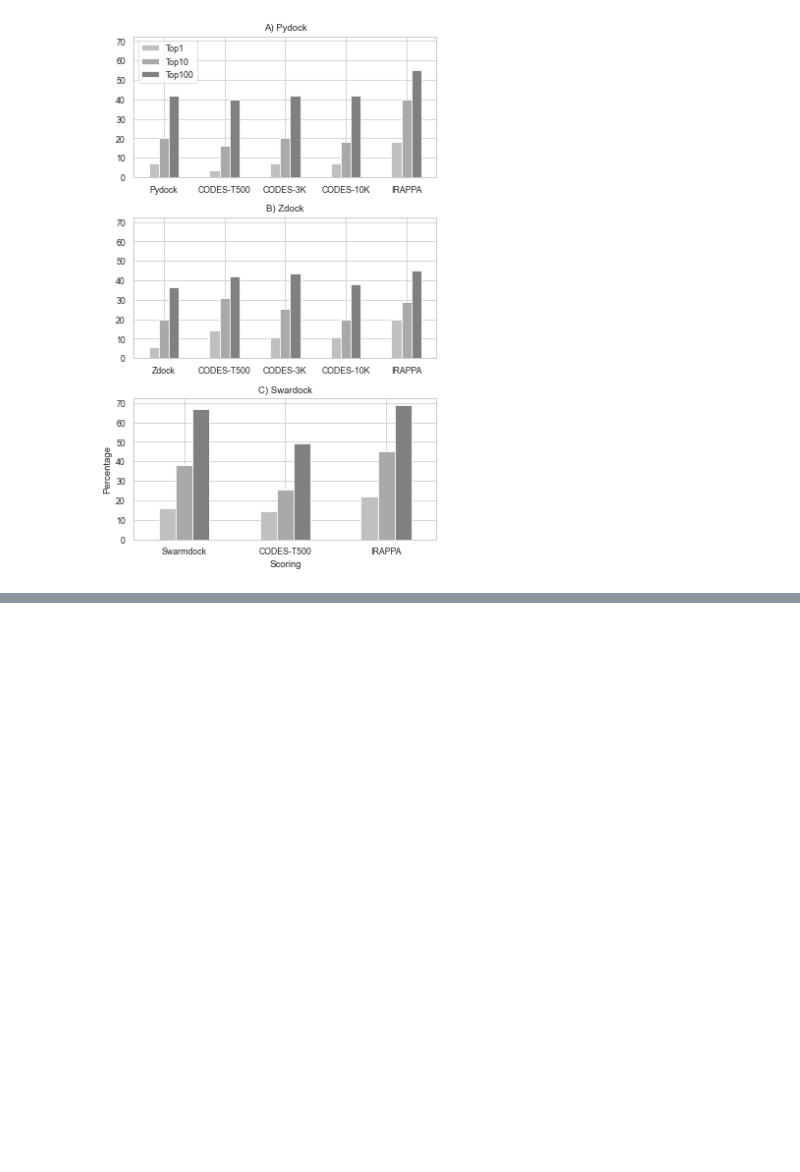
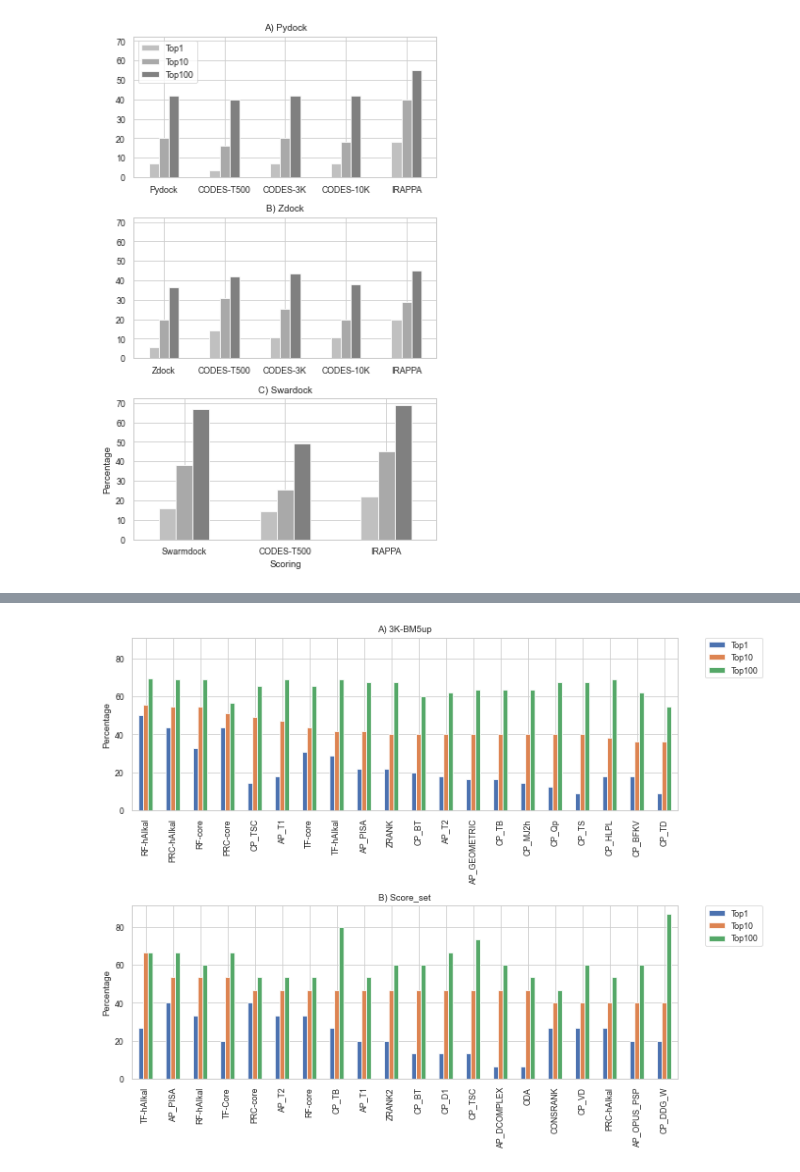
Before and after one commit to D-Barradas/DataViz, a Jupyter notebook: cube_viz/Barplot_setup_for_pubs.ipynb, the cells around one changed output, grey strips where cells are left out. Cells and saved outputs as stored; diff of their text form; code cells hidden in the pictures; blank space fills up the shorter version.

```diff
--- a/cube_viz/Barplot_setup_for_pubs.ipynb
+++ b/cube_viz/Barplot_setup_for_pubs.ipynb
@@ -153,0 +165,55 @@ plt.savefig("figures/success_rate_hAIkal.png",dpi=300,bbox_inches="tight",transp
+# %%
+score_set = pd.read_csv(score_set).sort_values(["Top10","Top1"],ascending=False)
+bm5 = pd.read_csv(bm5).sort_values(["Top10","Top1"],ascending=False)
+# %%
+bm5.dropna(axis=1,inplace=True)
+score_set.dropna(axis=1,inplace=True)
+# %%
+meth_one = bm5["Method"].to_list()
+meth_two = score_set["Method"].to_list()
+# %%
+bm5.set_index("Method",inplace=True)
+score_set.set_index("Method",inplace=True)
+# %%
+fig, ((ax1, ax2) ) = plt.subplots(2,1 , sharex=False
+                                ,sharey=True
+                                ,figsize=( 10 , 8 )
+)
+
+
+bm5.head(n=20).plot(ax=ax1,title="A) 3K-BM5up",
+#my_data[my_data["Dataset"]=="Score_set"].plot(ax=ax2,title="B) Score_set",
+                                         rot=0 ,
+                                         kind="bar",
+                                        #  color=['#C0C0C0','#A9A9A9','#808080'],
+                                         legend=False,
+                                        # xlabel=""
+                                        )
+
+score_set.head(n=20).plot(ax=ax2,title="B) Score_set",
+#my_data[my_data["Dataset"]=="Score_set"].plot(ax=ax2,title="B) Score_set",
+                                         rot=0 ,
+                                         kind="bar",
+                                        #  color=['#C0C0C0','#A9A9A9','#808080'],
+                                         legend=False,
+                                        # xlabel=""
+                                        )
+
+
+
+
+ax1.set_ylabel("Percentage")
+ax2.set_ylabel("Percentage")
+ax1.set_xlabel("")
+ax2.set_xlabel("")
+ax1.set_xticklabels(meth_one[:20],rotation=90)
+ax2.set_xticklabels(meth_two[:20],rotation=90)
+ax1.legend(bbox_to_anchor=(1.05, 1), loc=2, borderaxespad=0.)
+ax2.legend(bbox_to_anchor=(1.05, 1), loc=2, borderaxespad=0.)
+# ax1.xticks(rotation=90)
+
+plt.tight_layout()
+plt.savefig("figures/success_rate_hAIkal_20.svg")
+plt.savefig("figures/success_rate_hAIkal_20.png",dpi=300,bbox_inches="tight",transparent=True)
+# %% [output]
+[figure, added]
```
Also changed, not shown: parts of 13 cells of this notebook, 27 other files.
